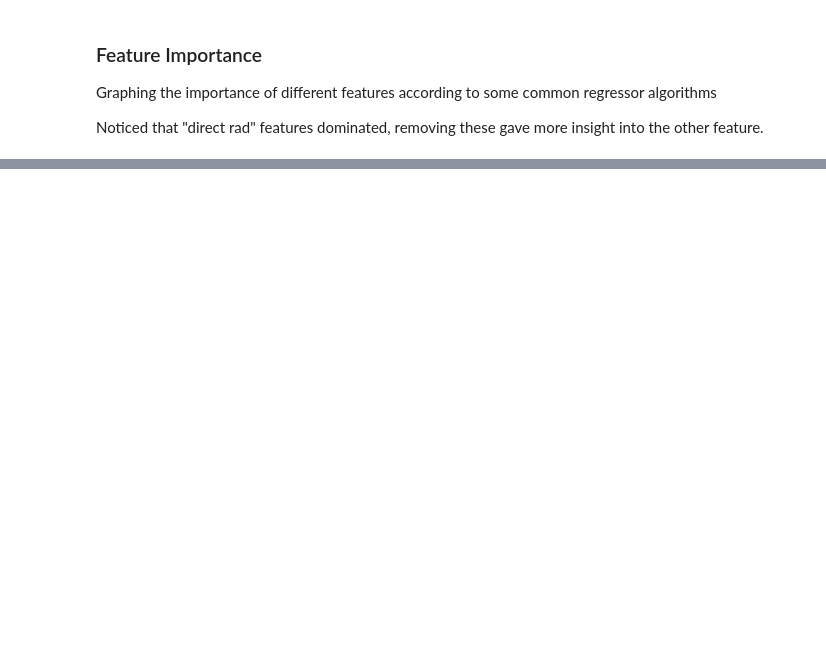
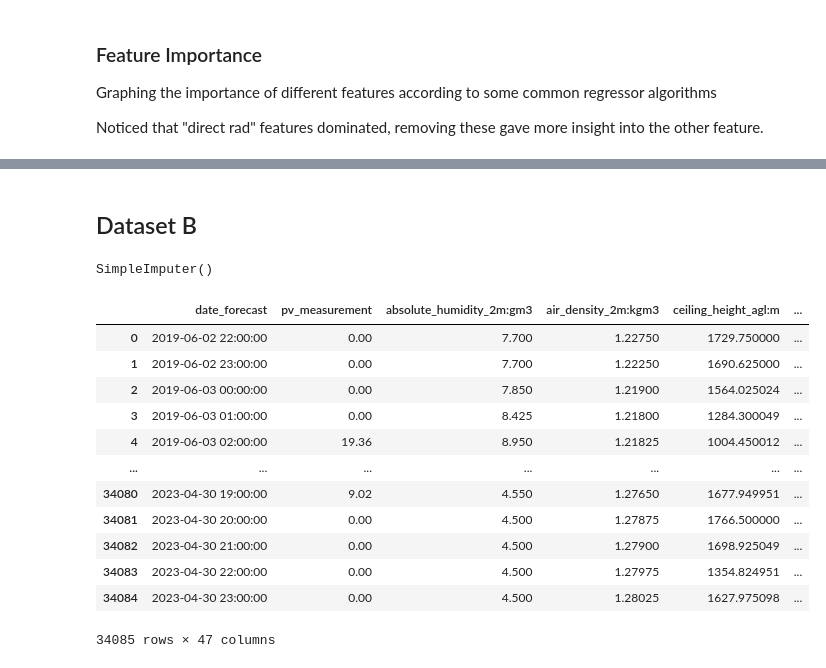
Before and after one commit to nasols/TDT4174-Machine-Learning, a Jupyter notebook: data_analytics.ipynb, the cells around one changed output, grey strips where cells are left out. Saved outputs shown, nothing was run; the diff lists cells and outputs as text; code cells hidden in the pictures; blank space fills up the shorter version.

```diff
--- a/data_analytics.ipynb
+++ b/data_analytics.ipynb
@@ -206,0 +362,2 @@ Noticed that "direct rad" features dominated, removing these gave more insight i
+# %% [markdown]
+## Dataset B
@@ -206,0 +367,47 @@ Noticed that "direct rad" features dominated, removing these gave more insight i
+# %%
+from sklearn.experimental import enable_iterative_imputer
+from sklearn.impute import IterativeImputer, SimpleImputer
+
+train_data_B = pd.concat([X_train_observed_b_corr, X_train_estimated_b_corr], join="outer", ignore_index=True)
+
+data_B = pd.merge(train_a, train_data_B, how="left", on="date_forecast")
+dates = data_B["date_forecast"]
+cols = data_B.columns.delete(0)
+data_B_wo_date = data_B[cols]
+
+imp = SimpleImputer(missing_values=np.nan, strategy="mean", add_indicator=False)
+imp.fit(data_B_wo_date)
+# %% [output]
+SimpleImputer()
+# %%
+data_B_wo_date = imp.transform(data_B_wo_date)
+
+data_B_wo_date = pd.DataFrame(data_B_wo_date)
+
+data_B = data_B_wo_date
+
+data_B.columns = data_B.columns.astype(str)
+
+data_B.columns = cols
+
+data_B["date_forecast"] = dates
+cols = cols.tolist()
+cols.insert(0, "date_forecast")
+
+data_B = data_B[cols]
+
+data_B
+# %% [output]
+|  | date_forecast | pv_measurement | absolute_humidity_2m:gm3 | air_density_2m:kgm3 | ceiling_height_agl:m | ... |
+| 0 | 2019-06-02 22:00:00 | 0.00 | 7.700 | 1.22750 | 1729.750000 | ... |
+| 1 | 2019-06-02 23:00:00 | 0.00 | 7.700 | 1.22250 | 1690.625000 | ... |
+| 2 | 2019-06-03 00:00:00 | 0.00 | 7.850 | 1.21900 | 1564.025024 | ... |
+| 3 | 2019-06-03 01:00:00 | 0.00 | 8.425 | 1.21800 | 1284.300049 | ... |
+| 4 | 2019-06-03 02:00:00 | 19.36 | 8.950 | 1.21825 | 1004.450012 | ... |
+| ... | ... | ... | ... | ... | ... | ... |
+| 34080 | 2023-04-30 19:00:00 | 9.02 | 4.550 | 1.27650 | 1677.949951 | ... |
+| 34081 | 2023-04-30 20:00:00 | 0.00 | 4.500 | 1.27875 | 1766.500000 | ... |
+| 34082 | 2023-04-30 21:00:00 | 0.00 | 4.500 | 1.27900 | 1698.925049 | ... |
+| 34083 | 2023-04-30 22:00:00 | 0.00 | 4.500 | 1.27975 | 1354.824951 | ... |
+| 34084 | 2023-04-30 23:00:00 | 0.00 | 4.500 | 1.28025 | 1627.975098 | ... |
+34085 rows × 47 columns
```
Also changed, not shown: parts of 21 cells of this notebook, 7 other files.
